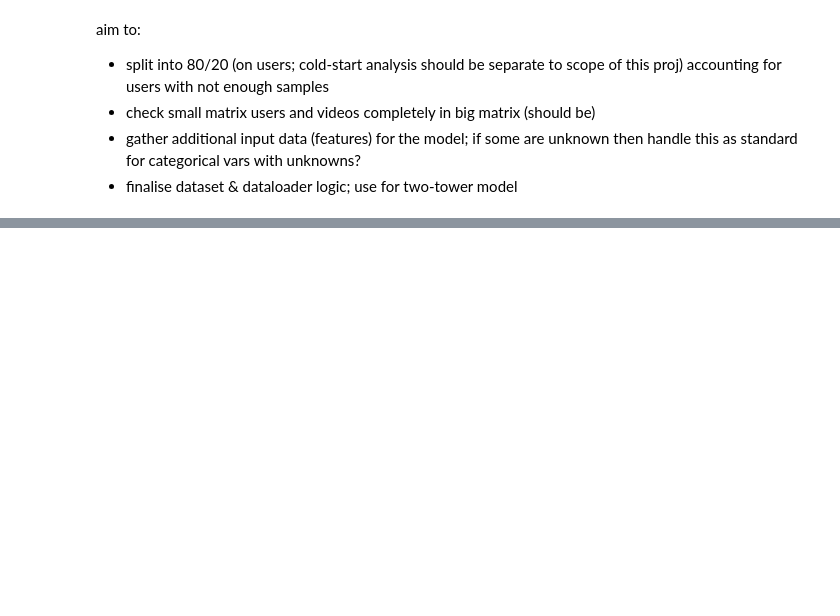
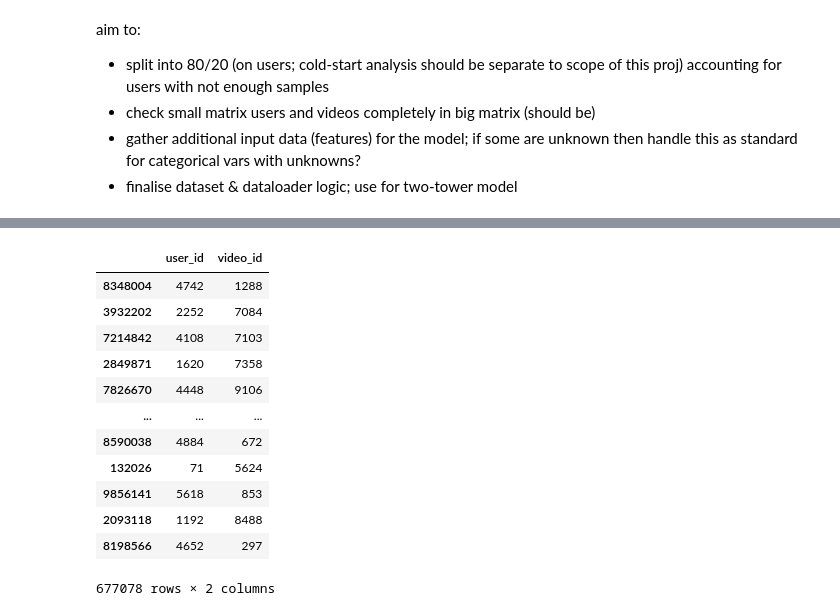
Before and after one commit to sulaychaudhry/deep-linear-bandits, a Jupyter notebook: dev-notebooks/dev 17.02.ipynb, the cells around one changed output, grey strips where cells are left out. Cells and saved outputs as stored; diff of their text form; code cells hidden in the pictures; blank space fills up the shorter version.

```diff
--- a/dev-notebooks/dev 17.02.ipynb
+++ b/dev-notebooks/dev 17.02.ipynb
@@ -145,0 +328,24 @@ aim to:
+# %%
+from sklearn.model_selection import train_test_split
+
+a, b = train_test_split(
+    big_matrix[~low],
+    train_size=0.8,
+    stratify=big_matrix[~low]['user_id']
+)
+
+a
+# %% [output]
+|  | user_id | video_id |
+| 8348004 | 4742 | 1288 |
+| 3932202 | 2252 | 7084 |
+| 7214842 | 4108 | 7103 |
+| 2849871 | 1620 | 7358 |
+| 7826670 | 4448 | 9106 |
+| ... | ... | ... |
+| 8590038 | 4884 | 672 |
+| 132026 | 71 | 5624 |
+| 9856141 | 5618 | 853 |
+| 2093118 | 1192 | 8488 |
+| 8198566 | 4652 | 297 |
+677078 rows × 2 columns
```
Also changed, not shown: parts of 14 cells of this notebook, 3 other files.
